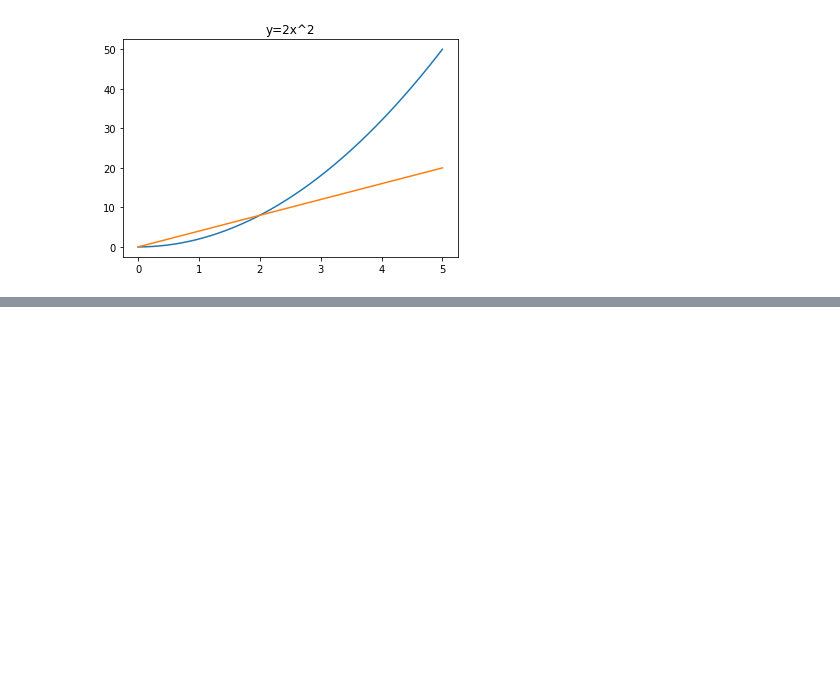
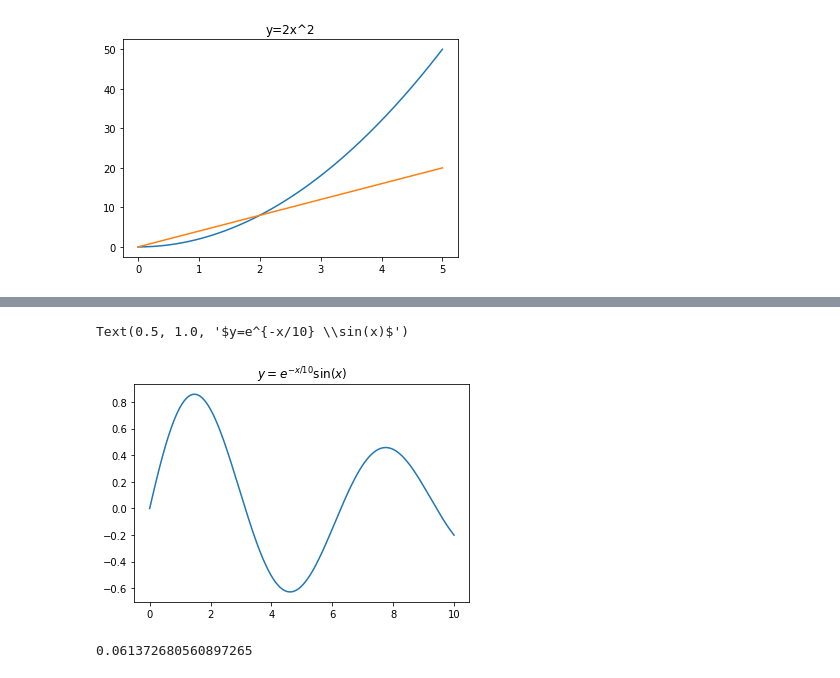
Before and after one commit to sbhusal123/scientific-programming, a Jupyter notebook: Numpy_Series.ipynb, the cells around one changed output, grey strips where cells are left out. Drawn from its saved outputs; the diff is of its cells as text; code cells hidden in the pictures; blank space fills up the shorter version.

```diff
--- a/Numpy_Series.ipynb
+++ b/Numpy_Series.ipynb
@@ -173,0 +203,11 @@ x_lim
+# %%
+# 1
+x = np.linspace(0, 10, 10000)
+
+y = np.exp(-x/10) * np.sin(x)
+
+plt.plot(x,y)
+plt.title("$y=e^{-x/10} \sin(x)$")
+# %% [output]
+Text(0.5, 1.0, '$y=e^{-x/10} \\sin(x)$')
+[figure, added]
@@ -173,0 +220,5 @@ x_lim
+# %%
+# 3
+np.percentile(y_sub, 80)
+# %% [output]
+0.061372680560897265
```
Also changed, not shown: parts of 11 cells of this notebook.
